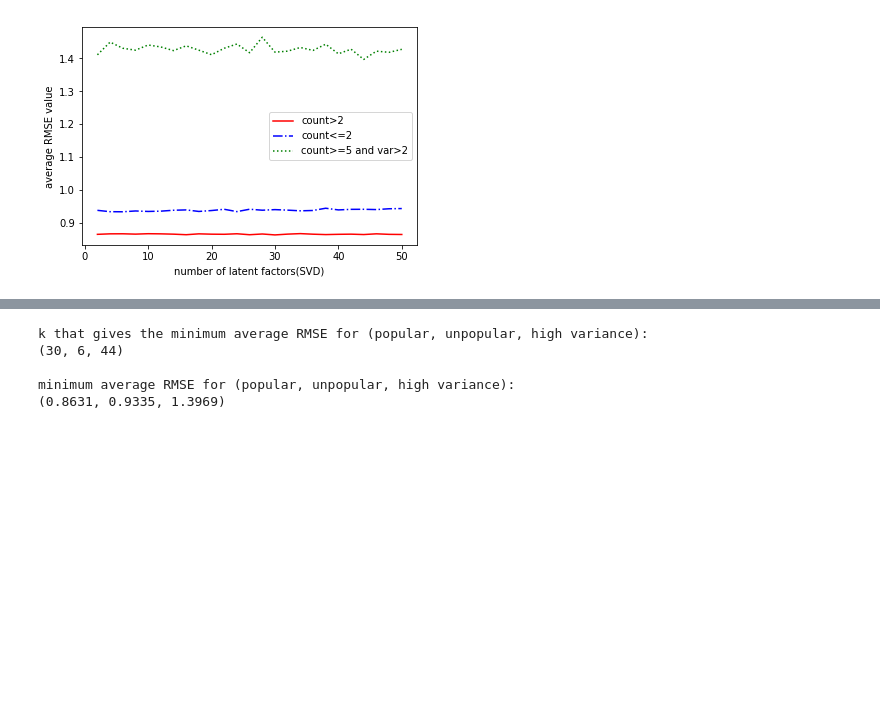
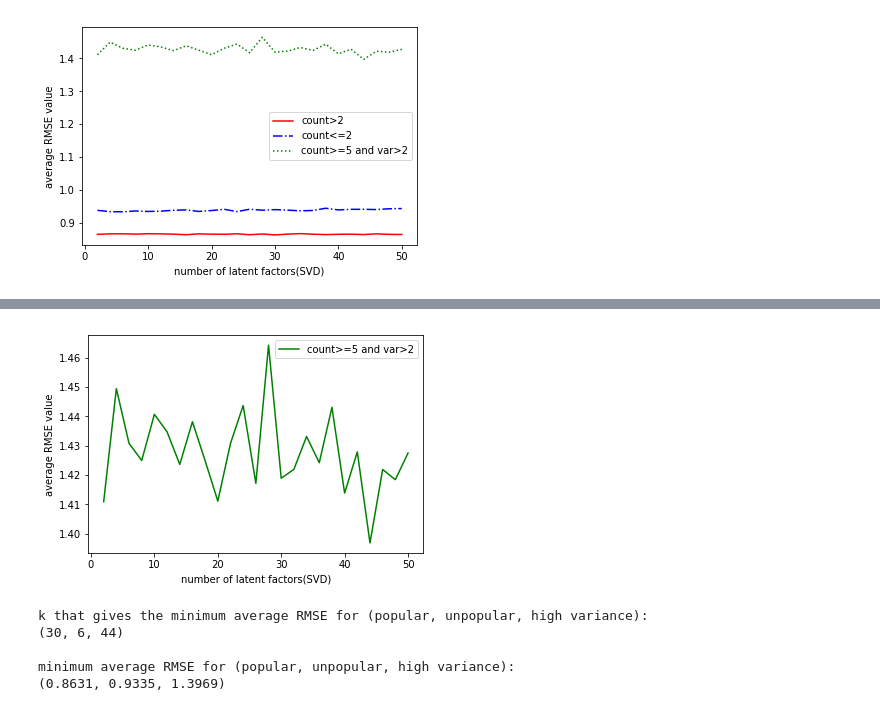
Before and after one commit to popo0293/EE219Project3, a Jupyter notebook: Project3.ipynb, the cells around one changed output, grey strips where cells are left out. Drawn from its saved outputs; the diff is of its cells as text; code cells hidden in the pictures; blank space fills up the shorter version.

```diff
--- a/Project3.ipynb
+++ b/Project3.ipynb
@@ -687,3 +703,11 @@ plt.show()
+# %%
+l3, = plt.plot(k_svd, rmse_highvar_svd, 'g-', label='count>=5 and var>2')
+plt.xlabel('number of latent factors(SVD)')
+plt.ylabel('average RMSE value')
+plt.legend(handles=[l3])
+plt.show()
+# %% [output]
+[figure, added]
 # %%
 i_p = np.argsort(rmse_pop_svd)[0]
 i_up = np.argsort(rmse_unpop_svd)[0]
```
Also changed, not shown: parts of 2 cells of this notebook.
